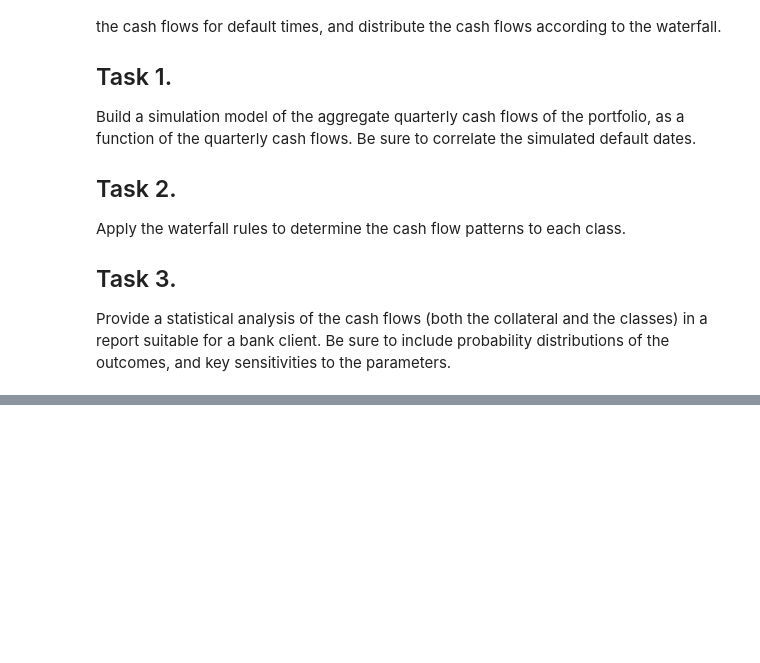
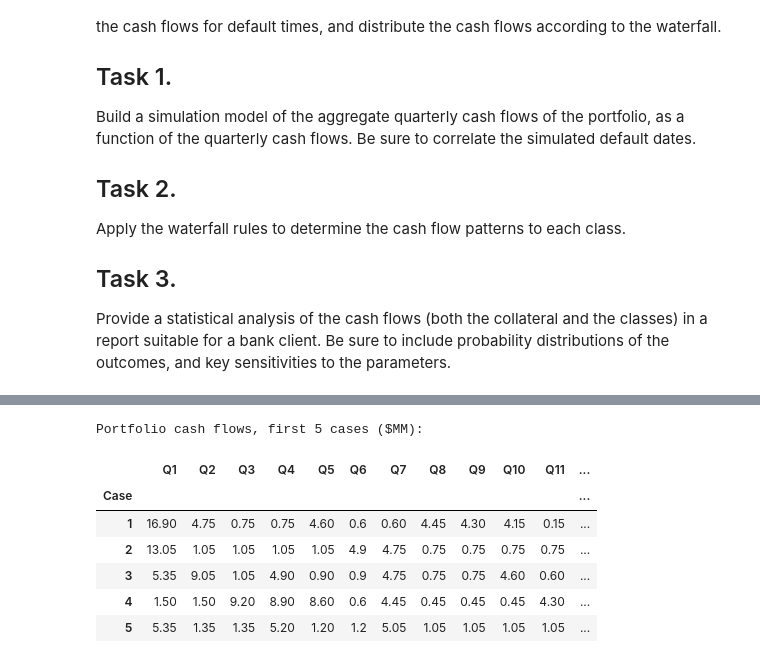
Before and after one commit to BinnySingla/Credit-Default-Swap-Structured-Finance, a Jupyter notebook: notebooks/Credit Default Swap Risk Analysis.ipynb, the cells around one changed output, grey strips where cells are left out. Cells and saved outputs as stored; diff of their text form; code cells hidden in the pictures; blank space fills up the shorter version.

```diff
--- a/notebooks/Credit Default Swap Risk Analysis.ipynb
+++ b/notebooks/Credit Default Swap Risk Analysis.ipynb
@@ -794,0 +243,18 @@ result_table.head(10)
+# %%
+# C alculate default times from correlated normals
+from scipy.stats import norm
+
+# Parameters
+PD = 0.04                          # annual default probability
+lam = -np.log(1 - PD)              # hazard rate ≈ 0.0408
+T_quarters = 20                    # 5 years × 4 quarters
+
+# 1. Normal -> uniform
+U = norm.cdf(Y)                    # shape (1000, 10)
+
+# 2. Uniform -> default time (years); low Y -> early default
+tau_years = -np.log(1 - U) / lam
+
+# 3. Default quarter: 1..20 = quarter of default, 0 = survives
+tau_q = tau_years * 4
+default_q = np.where(tau_q <= T_quarters, np.ceil(tau_q), 0).astype(int)
@@ -794,0 +418,19 @@ result_table.head(10)
+# %%
+# Portfolio Quarterly Cash Flows: sum across all bonds for each case
+port_cf = portfolio_cash_flows(bond_cf)       # shape (1000, 20): cases × quarters
+
+port_df = pd.DataFrame(port_cf,
+                       index=pd.RangeIndex(1, 1001, name="Case"),
+                       columns=[f"Q{q}" for q in range(1, 21)])
+
+print("Portfolio cash flows, first 5 cases ($MM):")
+display(port_df.head().round(2))
+# %% [output]
+Portfolio cash flows, first 5 cases ($MM):
+|  | Q1 | Q2 | Q3 | Q4 | Q5 | Q6 | Q7 | Q8 | Q9 | Q10 | Q11 | ... |
+| Case |  |  |  |  |  |  |  |  |  |  |  | ... |
+| 1 | 16.90 | 4.75 | 0.75 | 0.75 | 4.60 | 0.6 | 0.60 | 4.45 | 4.30 | 4.15 | 0.15 | ... |
+| 2 | 13.05 | 1.05 | 1.05 | 1.05 | 1.05 | 4.9 | 4.75 | 0.75 | 0.75 | 0.75 | 0.75 | ... |
+| 3 | 5.35 | 9.05 | 1.05 | 4.90 | 0.90 | 0.9 | 4.75 | 0.75 | 0.75 | 4.60 | 0.60 | ... |
+| 4 | 1.50 | 1.50 | 9.20 | 8.90 | 8.60 | 0.6 | 4.45 | 0.45 | 0.45 | 0.45 | 4.30 | ... |
+| 5 | 5.35 | 1.35 | 1.35 | 5.20 | 1.20 | 1.2 | 5.05 | 1.05 | 1.05 | 1.05 | 1.05 | ... |
```
Also changed, not shown: parts of 86 cells of this notebook, 8 other files.
